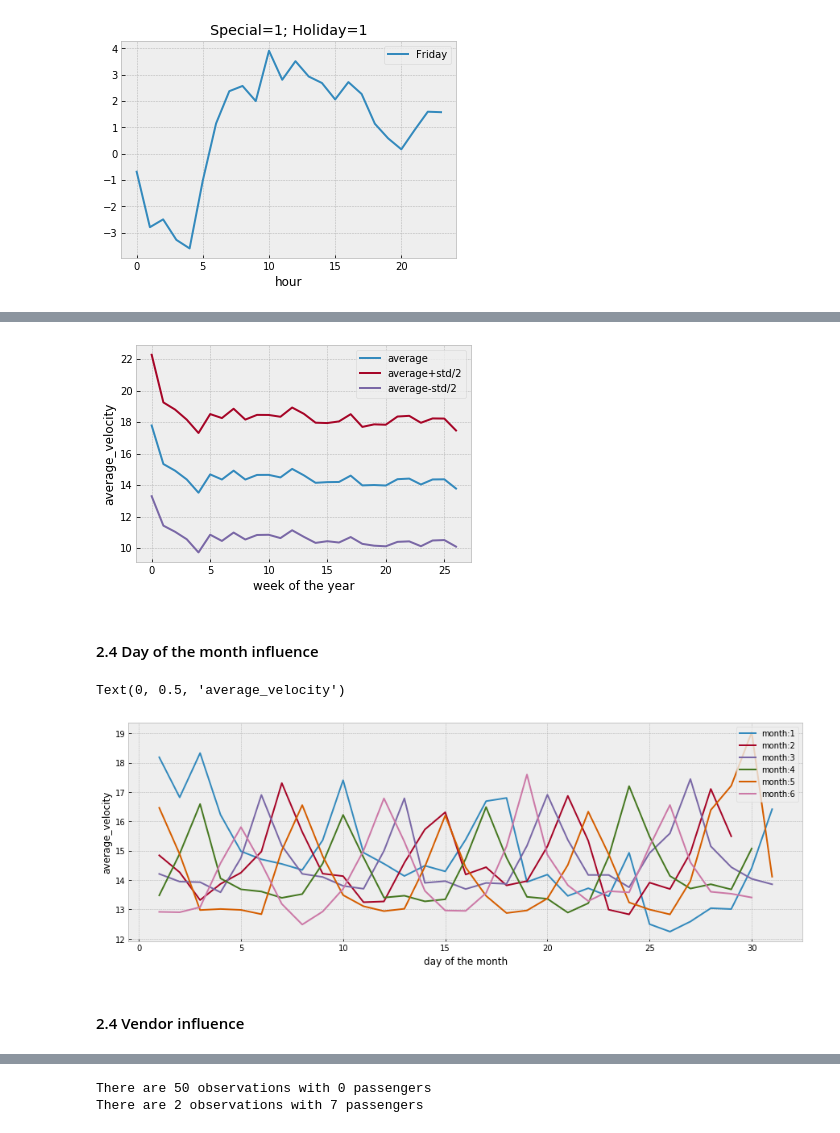
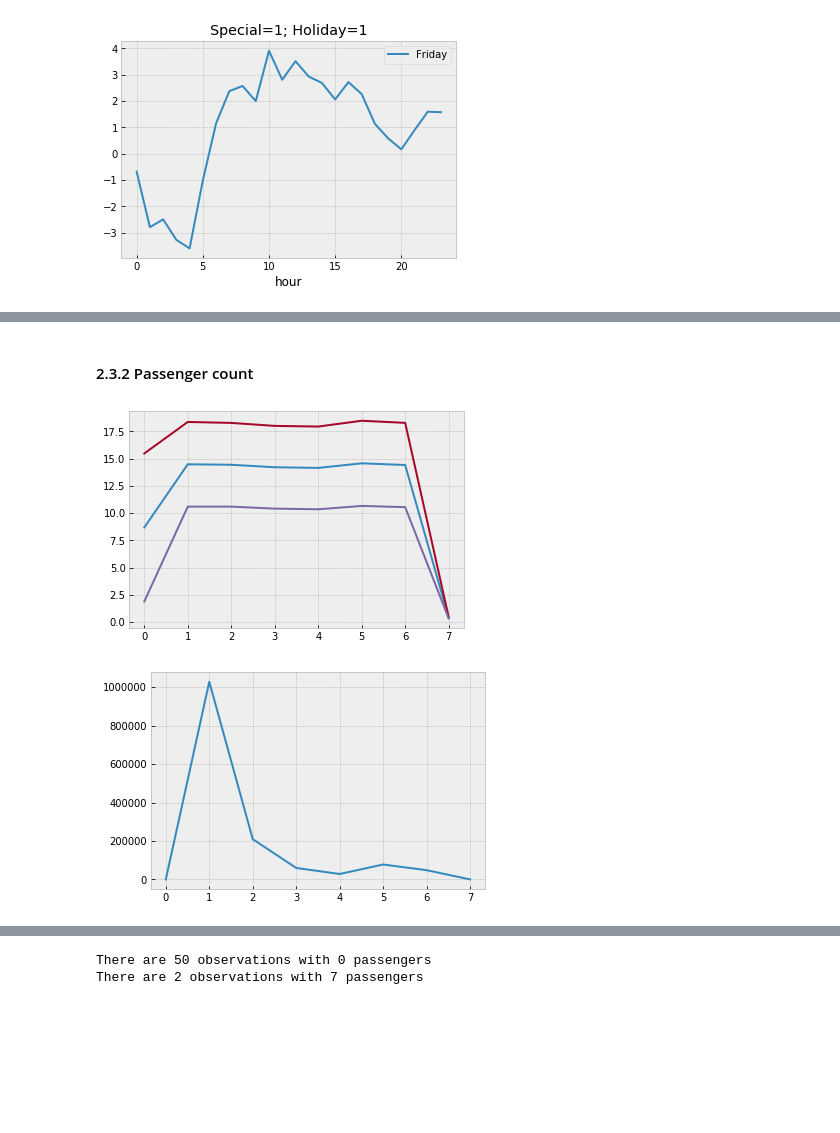
Before and after one commit to corasantos/KAGGLE-NY-Taxi-Trip-Duration, a Jupyter notebook: Draft.ipynb, the cells around one changed output, grey strips where cells are left out. Saved outputs shown, nothing was run; the diff lists cells and outputs as text; code cells hidden in the pictures; blank space fills up the shorter version.

```diff
--- a/Draft.ipynb
+++ b/Draft.ipynb
@@ -351,0 +498,4 @@ data2 = data1[data1['vel']<=140].copy()
+# %%
+idx_5 = data4[data4['pickup_latitude']>41.6].index
+
+data5 = data4[~(data4['pickup_latitude']>41.6)].copy()
@@ -356,21 +548,25 @@ from datetime import date
 import holidays
 
 ny_holidays = holidays.UnitedStates(state='NY')
-ny_holidays = ny_holidays[data2['pickup_datetime'].dt.date.min(): data2['pickup_datetime'].dt.date.max()]
+ny_holidays = ny_holidays[data5['pickup_datetime'].dt.date.min(): data5['pickup_datetime'].dt.date.max()]
 
-data2['week_day'] = data2['pickup_datetime'].dt.weekday_name
+data5['week_day'] = data5['pickup_datetime'].dt.weekday_name
 
 #New York Holiday
-data2['holiday'] = 0
-data2['holiday'] = np.where(data2['pickup_datetime'].dt.date.isin(ny_holidays),
+data5['holiday'] = 0
+data5['holiday'] = np.where(data5['pickup_datetime'].dt.date.isin(ny_holidays),
                             1,
                             0)
 #Special Events
 ## New Year's Day 1/1/2016
 ## St. Patrick's Day 17/3/2016
 ## Valentine's Day 12/2/2016
-data2['special'] = 0
-data2['special'] = np.where(data2['pickup_datetime'].dt.date.isin([date(2016,1,1),date(2016,3,17),date(2016,2,12)]),
+data5['special'] = 0
+data5['special'] = np.where(data5['pickup_datetime'].dt.date.isin([date(2016,1,1),date(2016,3,17),date(2016,2,12)]),
                             1,
                             0)
+#Time for ciclical behaviour
+data5['hour'] = data5['pickup_datetime'].dt.hour
+data5['day'] = data5['pickup_datetime'].dt.day
+data5['month'] = data5['pickup_datetime'].dt.month
 # %%
@@ -438,38 +671,21 @@ Text(0.5, 1.0, 'Special=1; Holiday=1')
+# %% [markdown]
+#### 2.3.2 Passenger count
 # %%
-data2['week'] = np.where(data2['pickup_datetime'].dt.week==53,0,data2['pickup_datetime'].dt.week)
-
-avg = data2[['vel','trip_duration','week']].groupby(['week']).agg('mean').reset_index(drop=False)
-std = data2[['vel','trip_duration','week']].groupby(['week']).agg('std').reset_index(drop=False)
+avg = data5[['vel','passenger_count']].groupby(['passenger_count']).agg('mean').reset_index(drop=False)
+std = data5[['vel','passenger_count']].groupby(['passenger_count']).agg('std').reset_index(drop=False)
 
 plt.figure(1)
-plt.plot(avg['week'],avg['vel'],label='average')
-plt.plot(avg['week'],avg['vel']+std['vel']/2,label='average+std/2')
-plt.plot(avg['week'],avg['vel']-std['vel']/2,label='average-std/2')
+plt.plot(avg['passenger_count'],avg['vel'],label='average')
+plt.plot(avg['passenger_count'],avg['vel']+std['vel']/2,label='average')
+plt.plot(avg['passenger_count'],avg['vel']-std['vel']/2,label='average')
 
-plt.legend()
-plt.xlabel('week of the year')
-plt.ylabel('average_velocity')
+data5['count'] = 1
+count = data5[['count','passenger_count']].groupby(['passenger_count']).agg('sum').reset_index(drop=False)
 
-del data2['week']
+plt.figure(2)
+plt.plot(count['passenger_count'],count['count'])
+
+del data5['count']
 # %% [output]
-[figure, old version]
+[figure, new version]
+[figure, added]
-# %% [markdown]
-#### 2.4 Day of the month influence
-# %%
-data2['day'] = data2['pickup_datetime'].dt.day
-data2['month'] = data2['pickup_datetime'].dt.month
-
-avg = data2[['vel','trip_duration','day','month']].groupby(['day','month']).agg('mean').reset_index(drop=False)
-
-plt.figure(figsize=(15,5))
-for month in avg['month'].unique():
-    plt.plot(avg['day'][avg['month']==month],avg['vel'][avg['month']==month],label='month:' + str(month))
-
-plt.legend()
-plt.xlabel('day of the month')
-plt.ylabel('average_velocity')
-# %% [output]
-Text(0, 0.5, 'average_velocity')
-[figure, removed]
-# %% [markdown]
-#### 2.4 Vendor influence
```
Also changed, not shown: parts of 53 cells of this notebook, 3 other files.
